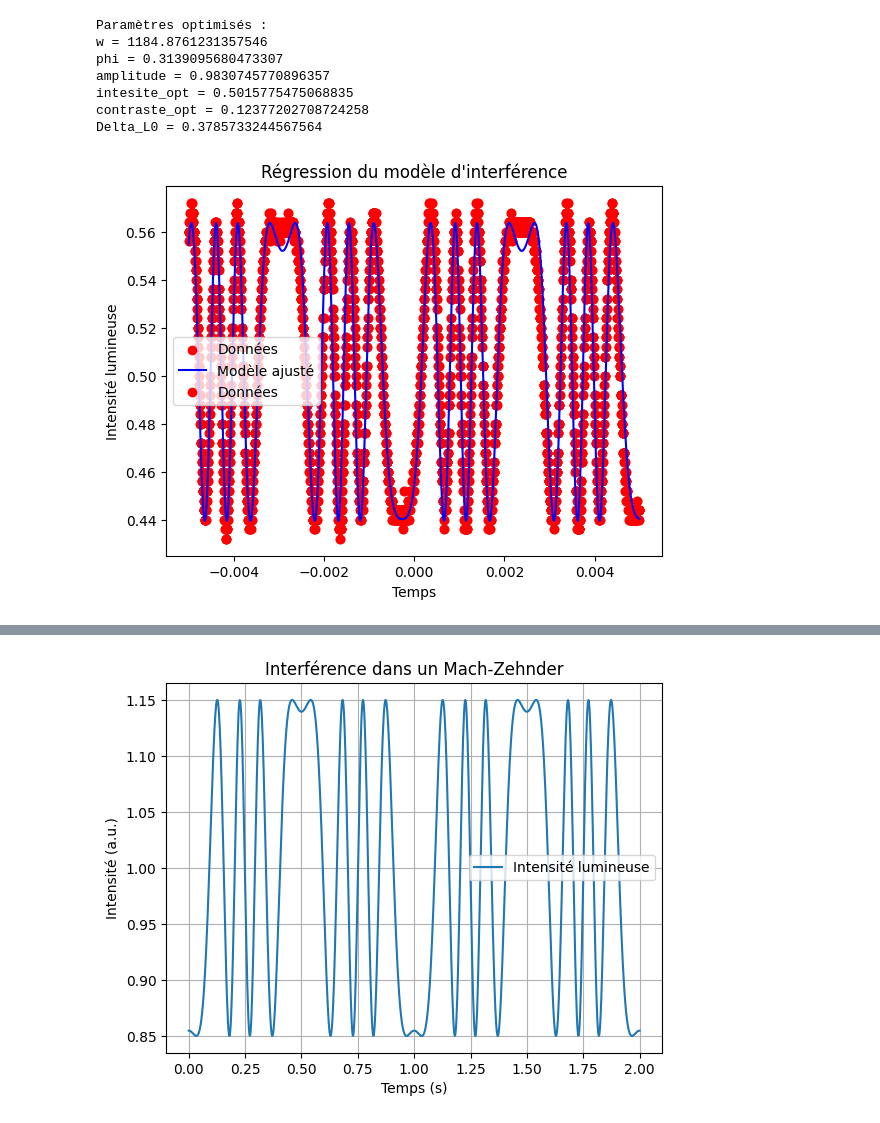
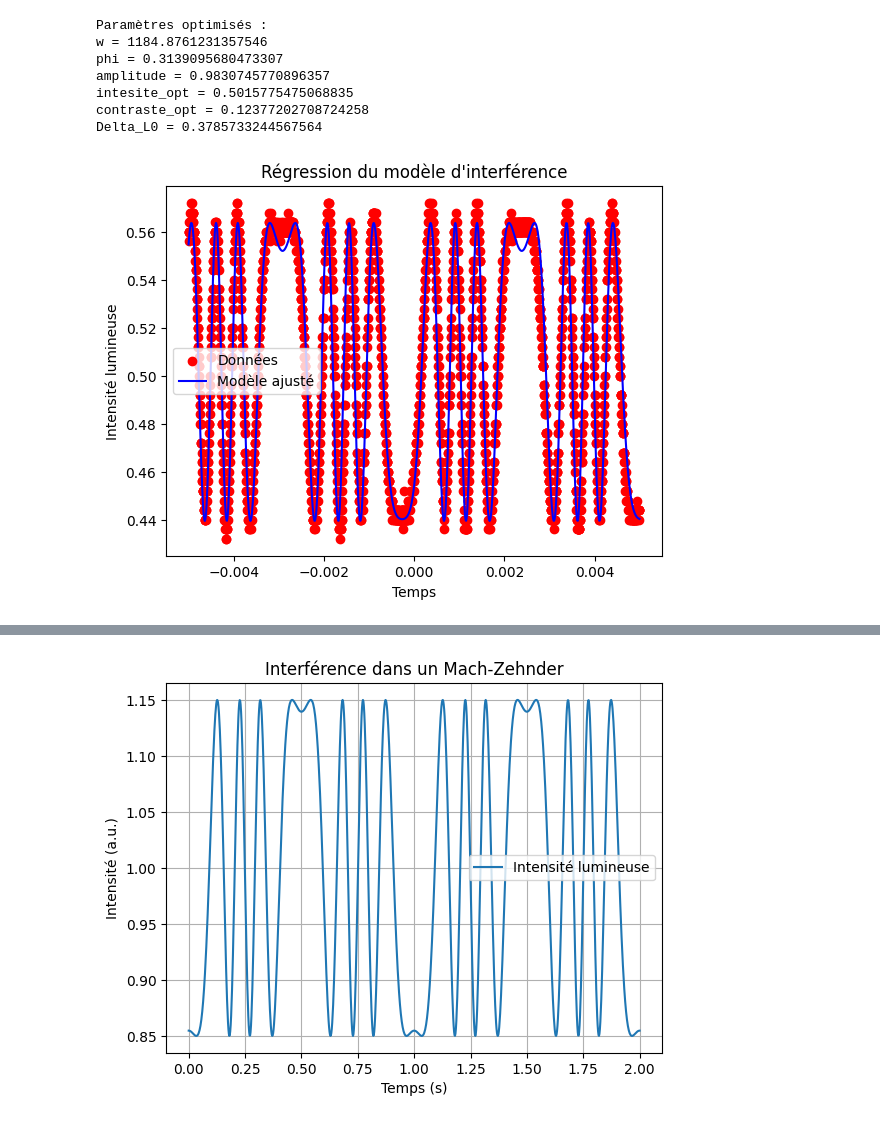
Before and after one commit to romeodelyon69/PSC-dataFitting, a Jupyter notebook: fitInterference.ipynb, the cells around one changed output, grey strips where cells are left out. Cells and saved outputs as stored; diff of their text form; code cells hidden in the pictures.

```diff
--- a/fitInterference.ipynb
+++ b/fitInterference.ipynb
@@ -57,33 +57,34 @@ plt.scatter(temps, intensite, label="Données", color='red')
 plt.plot(temps_modele, intensite_modele_opt, label="Modèle ajusté", color='blue')
 plt.xlabel("Temps")
 plt.ylabel("Intensité lumineuse")
 plt.legend()
 plt.title("Régression du modèle d'interférence")
 
 I_0 = 0.5  # Intensité maximale
 lambda_ = 0.5  # Longueur d'onde en microns
 Delta_L0 = 0.4  # Différence de marche statique en microns
 A = 0.9  # Amplitude de l'oscillation en microns
 omega = 2 * np.pi  # Pulsation en rad/s
 phi = 0.4 # Phase initiale en radians
 contraste = 0.14
 
 intensite_modele_mano = intensite_modele(temps_modele, omega*188.2, phi, A, I_0, contraste, Delta_L0)
 
+'''
 plt.scatter(temps, intensite, label="Données", color='red')
-#plt.plot(temps_modele, intensite_modele_mano, label="Modèle ajusté", color='green')
+plt.plot(temps_modele, intensite_modele_mano, label="Modèle ajusté", color='green')
 plt.xlabel("Temps")
 plt.ylabel("Intensité lumineuse")
 plt.legend()
 plt.title("Régression du modèle d'interférence")
-
+'''
 plt.show()
 # %% [output]
 Paramètres optimisés :
 w = 1184.8761231357546
 phi = 0.3139095680473307
 amplitude = 0.9830745770896357
 intesite_opt = 0.5015775475068835
 contraste_opt = 0.12377202708724258
 Delta_L0 = 0.3785733244567564
-[figure, old version]
+[figure, new version]
```
Also changed, not shown: parts of 2 cells of this notebook.
